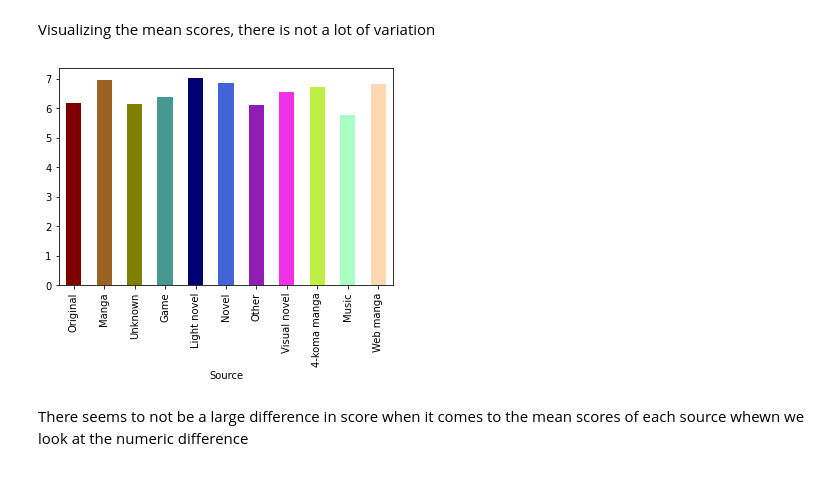
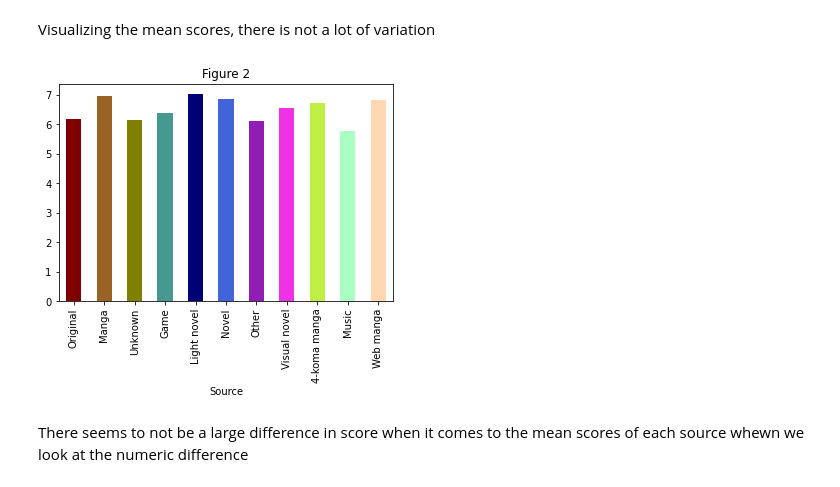
Before and after one commit to aidanMasonmondesire/DataAnalysisFinal, a Jupyter notebook: Assignment1.ipynb, the cells around one changed output. Cells and saved outputs as stored; diff of their text form; code cells hidden in the pictures.

```diff
--- a/Assignment1.ipynb
+++ b/Assignment1.ipynb
@@ -97,8 +99,9 @@ Name: Score, dtype: float64
 Visualizing the mean scores, there is not a lot of variation
 # %%
 g1 = d1.loc[ordered].plot.bar(color=colours) #creating a bar plot
+p = plt.title('Figure 2')
 # %% [output]
-[figure, old version]
+[figure, new version]
 # %% [markdown]
 There seems to not be a large difference in score when it comes to the mean scores of each source whewn we look at the numeric difference
 # %%
```
Also changed, not shown: parts of 8 cells of this notebook.
